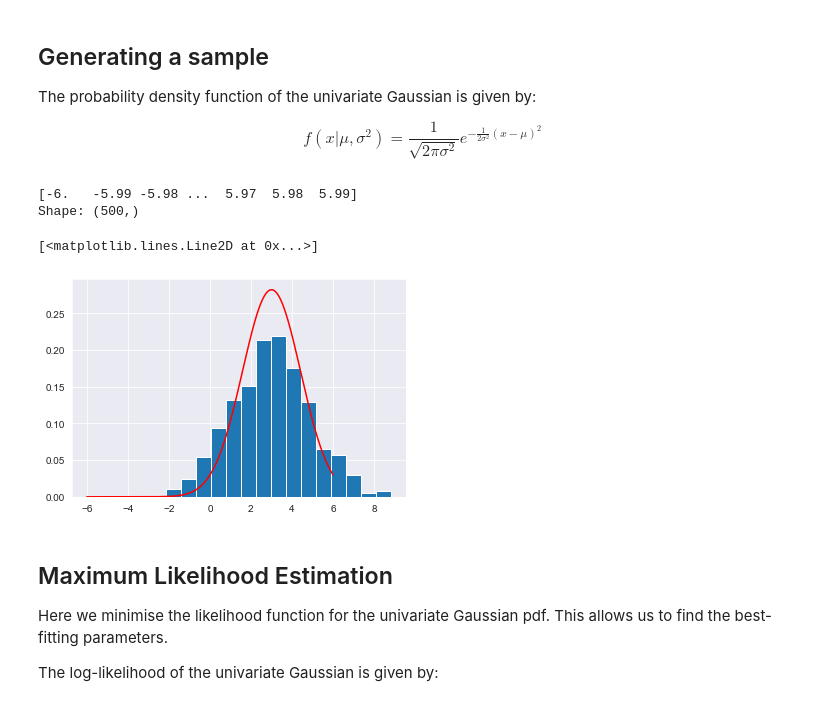
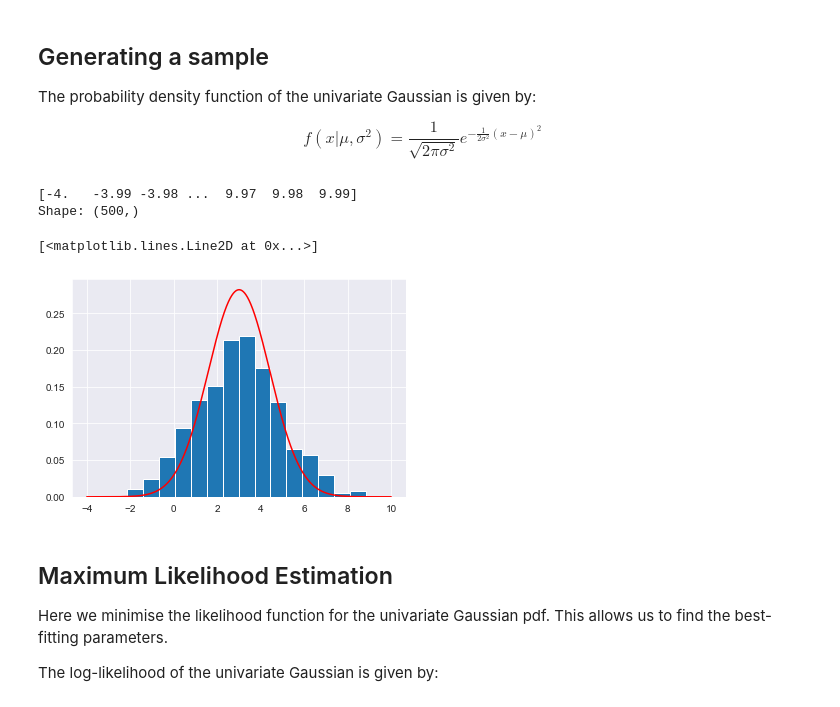
Before and after one commit to jakegodsall/non-analytic-minimisation, a Jupyter notebook: theory.ipynb, the cells around one changed output. Cells and saved outputs as stored; diff of their text form; code cells hidden in the pictures.

```diff
--- a/theory.ipynb
+++ b/theory.ipynb
@@ -17,33 +17,33 @@ $$f(x | \mu, \sigma^{2}) = \frac{1}{\sqrt{2\pi \sigma^{2}}}e^{-\frac{1}{2\sigma^
 # %%
 # set the random seed
 rng = np.random.default_rng(42)
 # generate a sample of normally distributed random variables with mean mu and variance var
 mu = 3
 var = 2
 # generate a random sample using the numpy function
 sample = rng.normal(mu, var, 500)
 
 def pdf(x, mu, var):
     """
         Return a vector (shape of x) of the probabilities
         of the values of x
     """
     return 1 / (np.sqrt(2*np.pi*var)) * np.exp(-1/(2*var)*(x - mu)**2)
 
-xx = np.arange(-6, 6, 0.01)
+xx = np.arange(-4, 10, 0.01)
 
 print(xx)
 probs = pdf(xx, mu, var)
 
 print(f"Shape: {sample.shape}")
 
 plt.hist(sample, bins=15, density=True);
 plt.plot(xx, probs, c='red')
 # %% [output]
-[-6.   -5.99 -5.98 ...  5.97  5.98  5.99]
+[-4.   -3.99 -3.98 ...  9.97  9.98  9.99]
 Shape: (500,)
 [<matplotlib.lines.Line2D at 0x...>]
-[figure, old version]
+[figure, new version]
 # %% [markdown]
 ## Maximum Likelihood Estimation
 
```
Also changed, not shown: parts of 4 cells of this notebook.
